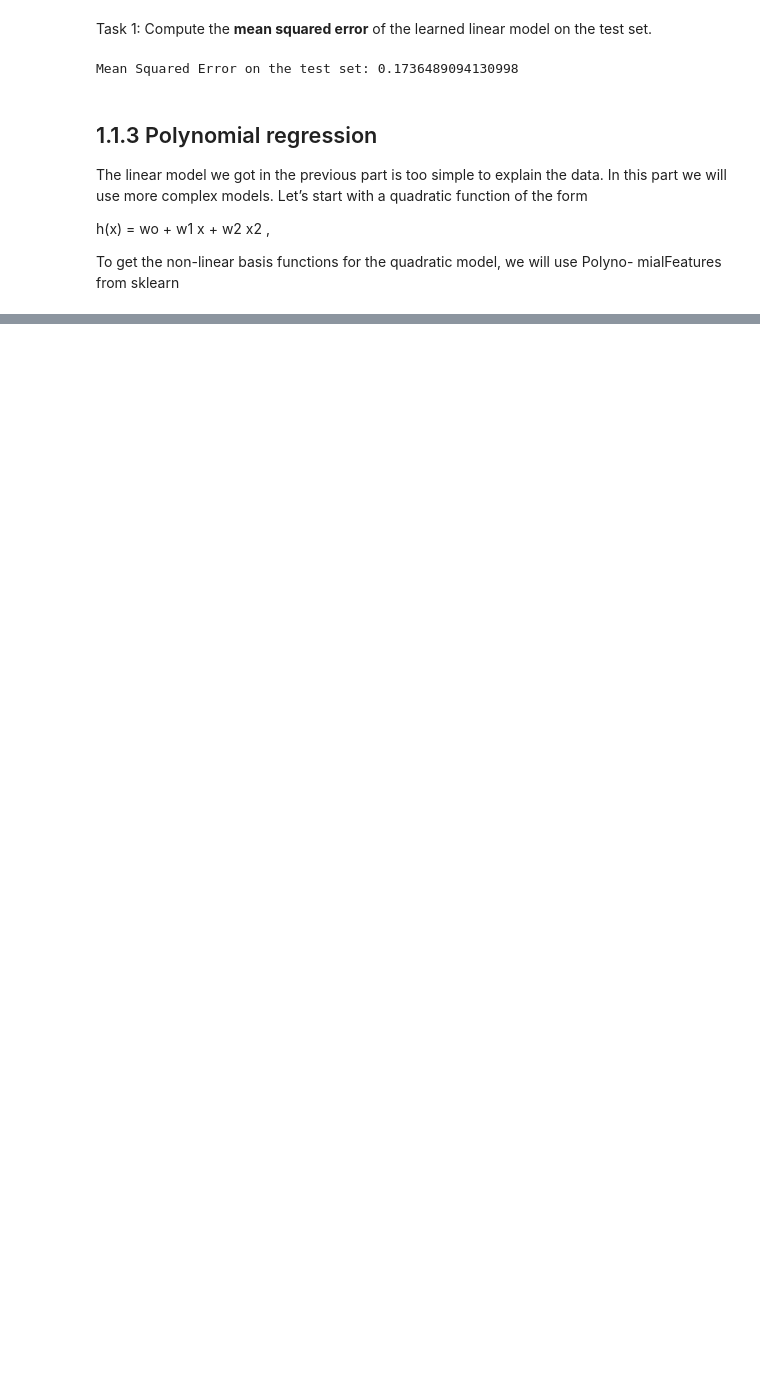
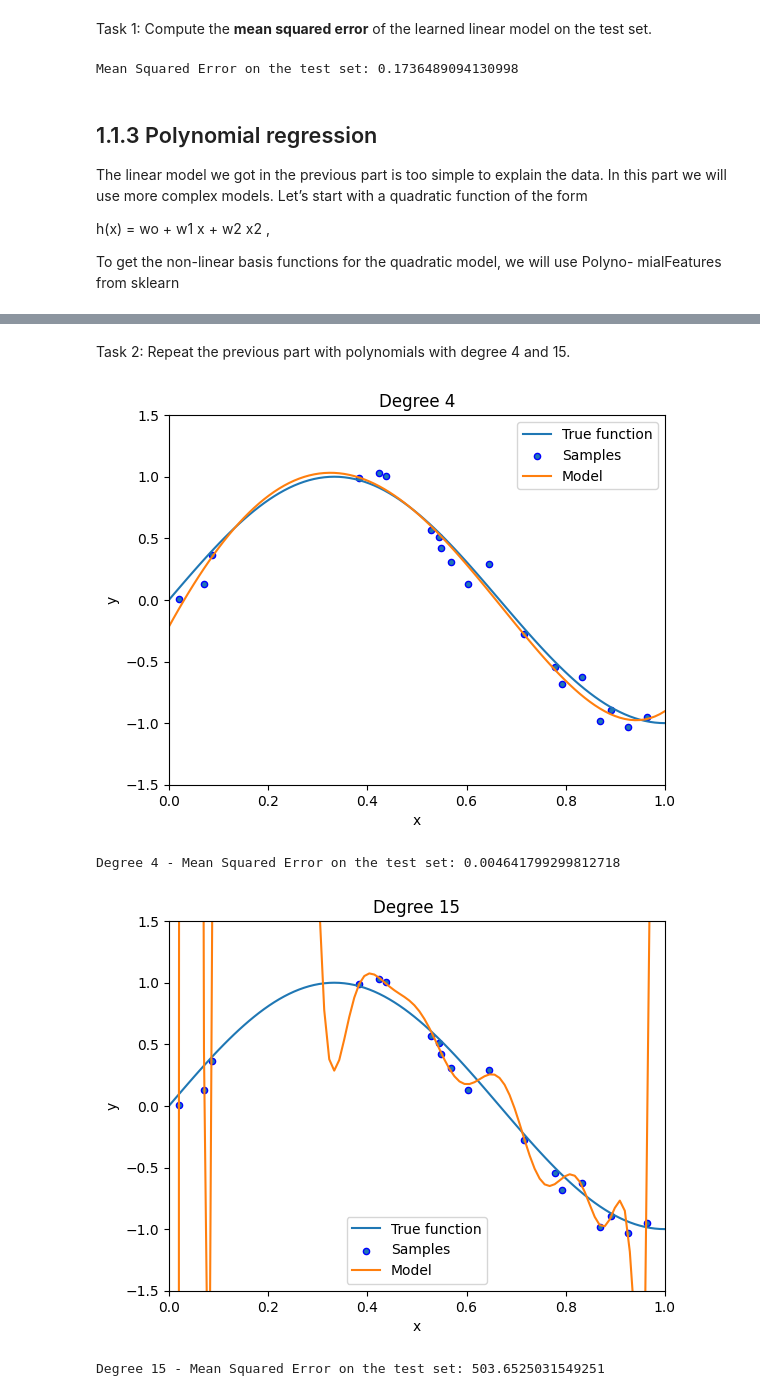
Before and after one commit to faris771/ENCS5141_AI_LAB, a Jupyter notebook: EXP4.ipynb, the cells around one changed output, grey strips where cells are left out. Cells and saved outputs as stored; diff of their text form; code cells hidden in the pictures; blank space fills up the shorter version.

```diff
--- a/EXP4.ipynb
+++ b/EXP4.ipynb
@@ -127,0 +153,55 @@ mialFeatures from sklearn
+# %% [markdown]
+Task 2: Repeat the previous part with polynomials with degree 4 and 15.
+# %%
+import numpy as np
+import matplotlib.pyplot as plt
+from sklearn.linear_model import LinearRegression
+from sklearn.preprocessing import PolynomialFeatures
+from sklearn.metrics import mean_squared_error
+
+DEGREES = [4, 15]
+
+for deg in DEGREES:
+    # Create polynomial features
+    polynomial_features = PolynomialFeatures(deg, include_bias=True)
+
+    # Transform the training data
+    X_train_poly = polynomial_features.fit_transform(X_train[:, np.newaxis])
+
+    # Fit the model
+    q_model = LinearRegression()
+    q_model.fit(X_train_poly, y_train)
+
+    # Generate x values for plotting
+    x = np.linspace(0, 1, 100)
+
+    # Transform x for plotting
+    x_poly = polynomial_features.transform(
+        x[:, np.newaxis])  # np.newaxis is used to increase the dimension of the existing array by one more dimension
+
+    # Plot true function and training samples
+    plt.plot(x, true_fun(x), label="True function")
+    plt.scatter(X_train, y_train, edgecolor="b", s=20, label="Samples")
+
+    # Plot model prediction
+    plt.plot(x, q_model.predict(x_poly), label="Model")
+    plt.xlabel("x")
+    plt.ylabel("y")
+    plt.xlim((0, 1))
+    plt.ylim((-1.5, 1.5))
+    plt.legend(loc="best")
+    plt.title(f"Degree {deg}")
+    plt.show()
+
+    # Transform the test data
+    X_test_poly = polynomial_features.transform(X_test)
+
+    # calculate MSE for each degree
+    y_pred = q_model.predict(X_test_poly)
+    mse = mean_squared_error(y_test, y_pred)
+    print(f"Degree {deg} - Mean Squared Error on the test set: {mse}")
+# %% [output]
+[figure, added]
+Degree 4 - Mean Squared Error on the test set: 0.004641799299812718
+[figure, added]
+Degree 15 - Mean Squared Error on the test set: 503.6525031549251
```
Also changed, not shown: parts of 40 cells of this notebook.
